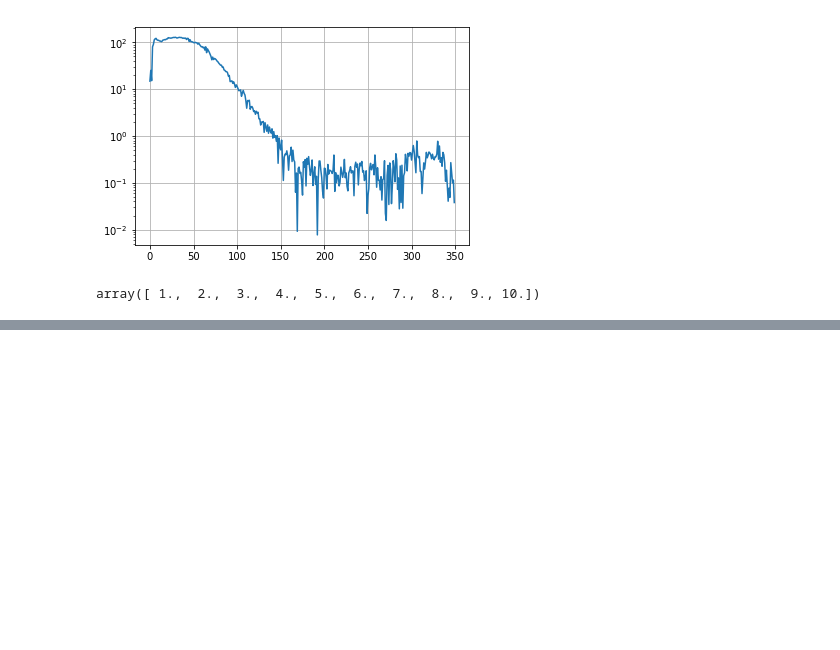
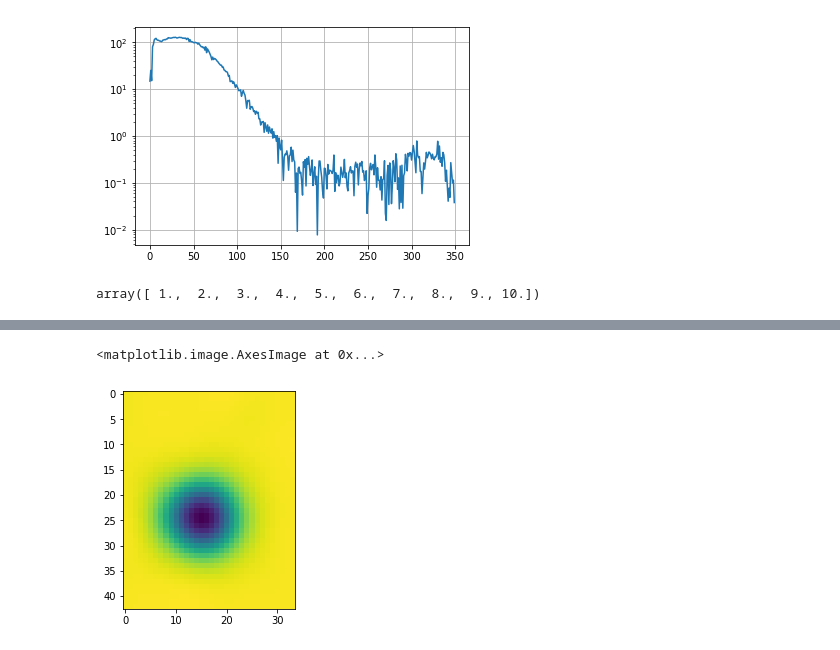
Before and after one commit to 4c1dhydr4/thz, a Jupyter notebook: testing_notebook.ipynb, the cells around one changed output, grey strips where cells are left out. Saved outputs shown, nothing was run; the diff lists cells and outputs as text; code cells hidden in the pictures; blank space fills up the shorter version.

```diff
--- a/testing_notebook.ipynb
+++ b/testing_notebook.ipynb
@@ -86,0 +104,5 @@ array([ 1.,  2.,  3.,  4.,  5.,  6.,  7.,  8.,  9., 10.])
+# %%
+plt.imshow(im)
+# %% [output]
+<matplotlib.image.AxesImage at 0x...>
+[figure, added]
```
Also changed, not shown: parts of 14 cells of this notebook, 12 other files.
